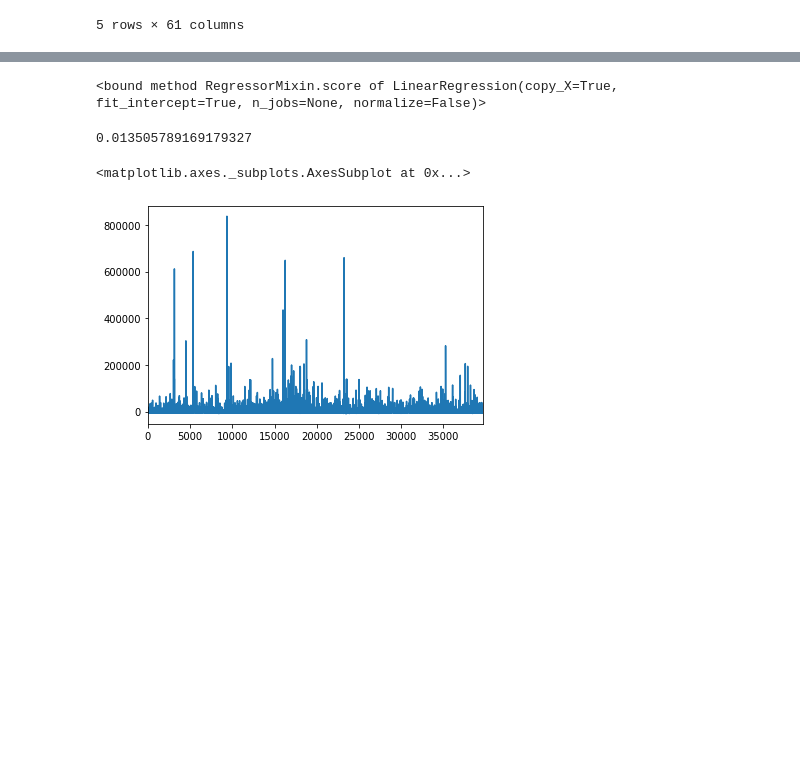
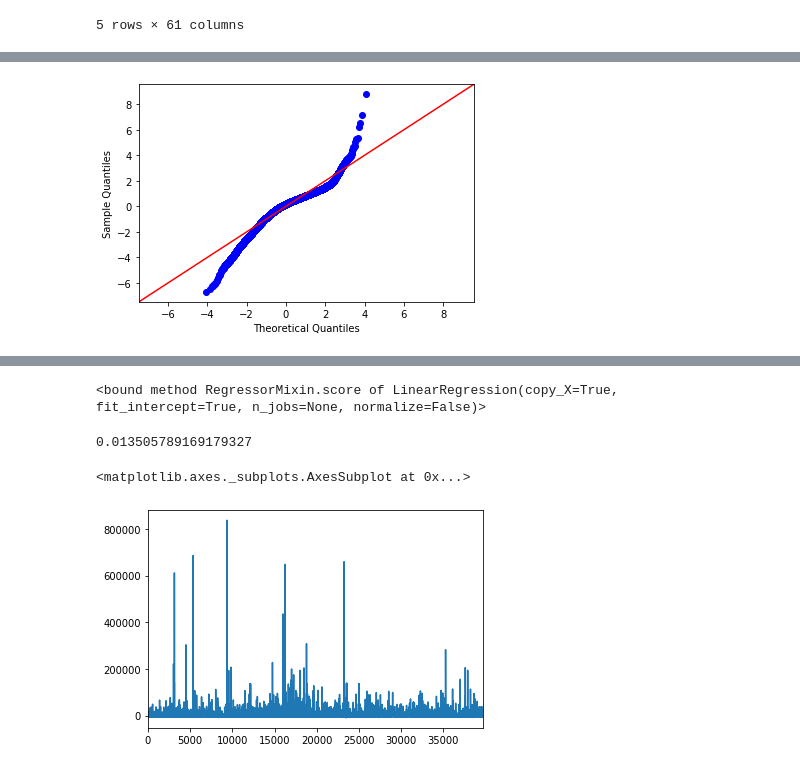
Before and after one commit to aroayeo/Predicting-Online-News-Popularity, a Jupyter notebook: Mo Notebook.ipynb, the cells around one changed output, grey strips where cells are left out. Drawn from its saved outputs; the diff is of its cells as text; code cells hidden in the pictures; blank space fills up the shorter version.

```diff
--- a/Mo Notebook.ipynb
+++ b/Mo Notebook.ipynb
@@ -63,0 +34,8 @@ for col in df.columns:
+# %%
+X = data.drop(['shares','log_shares'], axis = 1)
+# %%
+y = data['log_shares']
+# %%
+linreg = LinearRegression()
+model = linreg.fit(X,y)
+model.score(X,y)
@@ -63,0 +47,4 @@ for col in df.columns:
+# %%
+y_preds = model.predict(X)
+residuals = y_preds - y
+residuals
@@ -63,0 +64,4 @@ for col in df.columns:
+# %%
+fig= sm.graphics.qqplot(residuals, dist=stats.norm, line='45', fit=True)
+# %% [output]
+[figure, added]
```
Also changed, not shown: parts of 33 cells of this notebook, 2 other files.
